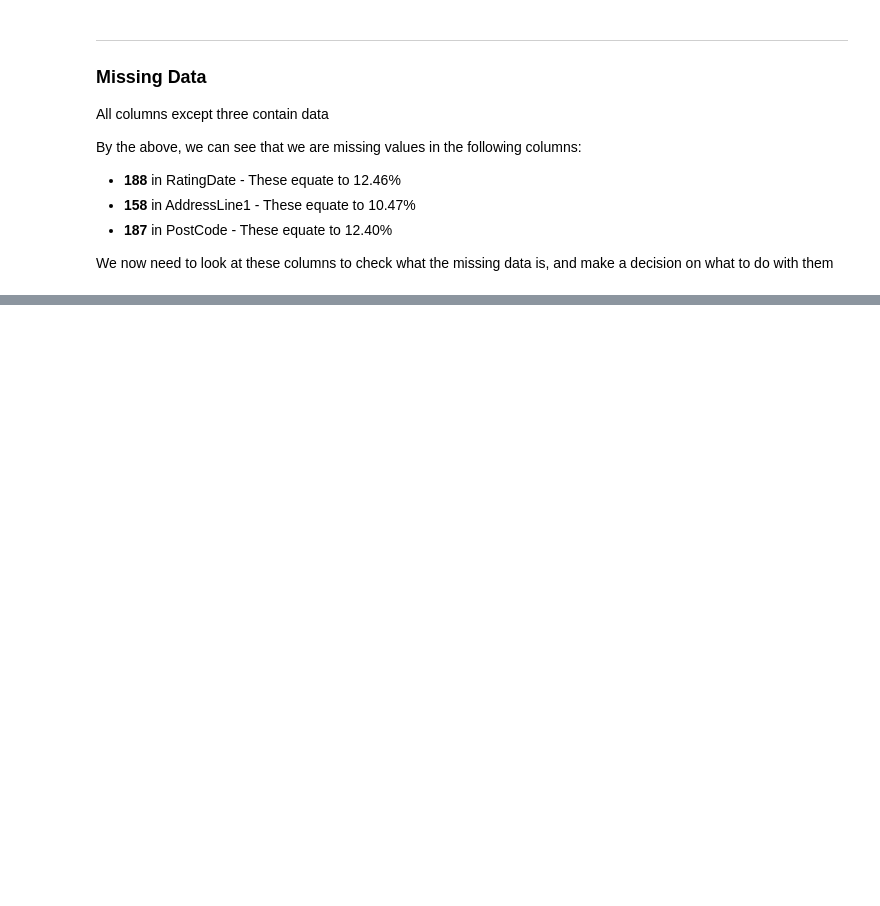
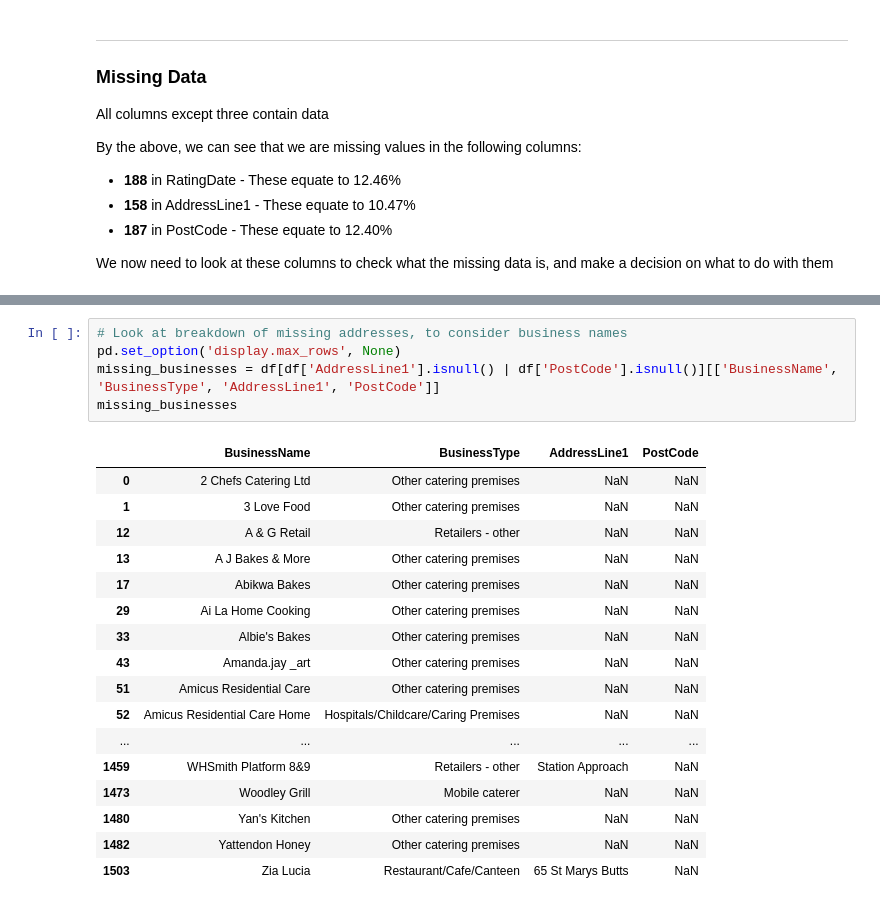
Before and after one commit to danb160/reading_food_hygiene_analysis, a Jupyter notebook: jupyter_notebooks/reading_food_hygiene_prep.ipynb, the cells around one changed output, grey strips where cells are left out. Saved outputs shown, nothing was run; the diff lists cells and outputs as text; blank space fills up the shorter version.

```diff
--- a/jupyter_notebooks/reading_food_hygiene_prep.ipynb
+++ b/jupyter_notebooks/reading_food_hygiene_prep.ipynb
@@ -167,0 +298,23 @@ The busineesses that are missing dates appear to be due to awaiting inspection o
+# %%
+# Look at breakdown of missing addresses, to consider business names
+pd.set_option('display.max_rows', None)
+missing_businesses = df[df['AddressLine1'].isnull() | df['PostCode'].isnull()][['BusinessName', 'BusinessType', 'AddressLine1', 'PostCode']]
+missing_businesses
+# %% [output]
+|  | BusinessName | BusinessType | AddressLine1 | PostCode |
+| 0 | 2 Chefs Catering Ltd | Other catering premises | NaN | NaN |
+| 1 | 3 Love Food | Other catering premises | NaN | NaN |
+| 12 | A & G Retail | Retailers - other | NaN | NaN |
+| 13 | A J Bakes & More | Other catering premises | NaN | NaN |
+| 17 | Abikwa Bakes | Other catering premises | NaN | NaN |
+| 29 | Ai La Home Cooking | Other catering premises | NaN | NaN |
+| 33 | Albie's Bakes | Other catering premises | NaN | NaN |
+| 43 | Amanda.jay _art | Other catering premises | NaN | NaN |
+| 51 | Amicus Residential Care | Other catering premises | NaN | NaN |
+| 52 | Amicus Residential Care Home | Hospitals/Childcare/Caring Premises | NaN | NaN |
+| ... | ... | ... | ... | ... |
+| 1459 | WHSmith Platform 8&9 | Retailers - other | Station Approach | NaN |
+| 1473 | Woodley Grill | Mobile caterer | NaN | NaN |
+| 1480 | Yan's Kitchen | Other catering premises | NaN | NaN |
+| 1482 | Yattendon Honey | Other catering premises | NaN | NaN |
+| 1503 | Zia Lucia | Restaurant/Cafe/Canteen | 65 St Marys Butts | NaN |
```
Also changed, not shown: parts of 15 cells of this notebook.
